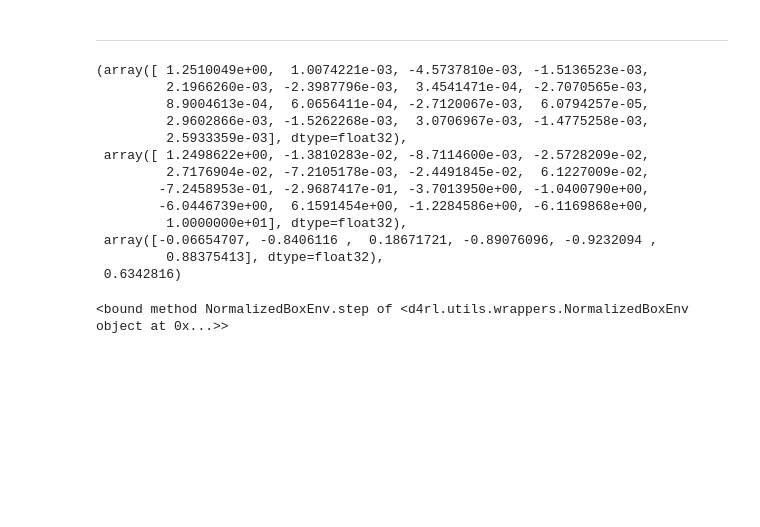
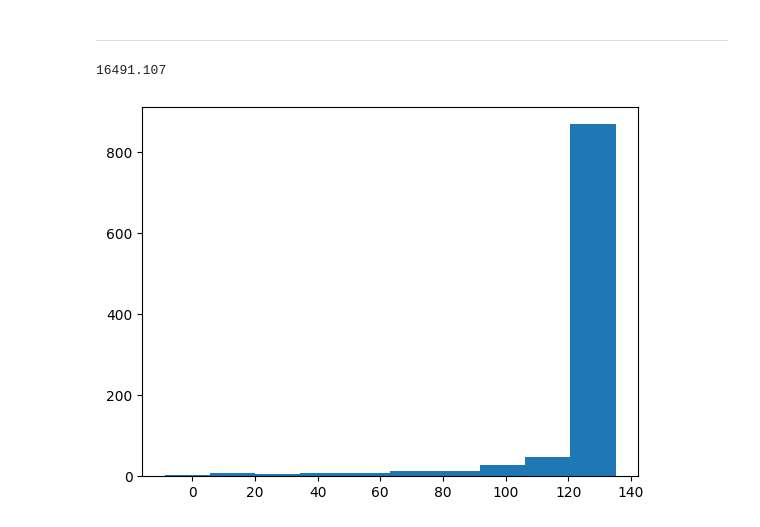
Before and after one commit to TheSun00000/fre_experiments, a Jupyter notebook: tmp.ipynb, the cells around one changed output. Cells and saved outputs as stored; diff of their text form; code cells hidden in the pictures; blank space fills up the shorter version.

```diff
--- a/tmp.ipynb
+++ b/tmp.ipynb
@@ -201,26 +201,20 @@ from collections import defaultdict
 import gym
 import d4rl
 
-env = gym.make('walker2d-expert-v0')
+env_name = 'halfcheetah-medium-v2'
+env = gym.make(env_name)
+dataset = env.get_dataset(h5path='datasets/halfcheetah_medium_expert-v2.hdf5')
-# %%
-dataset = d4rl.qlearning_dataset(env)
-# %%
-dataset['observations'][0], dataset['next_observations'][0], dataset['actions'][0], dataset['rewards'][0]
-# %% [output]
-(array([ 1.2510049e+00,  1.0074221e-03, -4.5737810e-03, -1.5136523e-03,
-         2.1966260e-03, -2.3987796e-03,  3.4541471e-04, -2.7070565e-03,
-         8.9004613e-04,  6.0656411e-04, -2.7120067e-03,  6.0794257e-05,
-         2.9602866e-03, -1.5262268e-03,  3.0706967e-03, -1.4775258e-03,
-         2.5933359e-03], dtype=float32),
- array([ 1.2498622e+00, -1.3810283e-02, -8.7114600e-03, -2.5728209e-02,
-         2.7176904e-02, -7.2105178e-03, -2.4491845e-02,  6.1227009e-02,
-        -7.2458953e-01, -2.9687417e-01, -3.7013950e+00, -1.0400790e+00,
-        -6.0446739e+00,  6.1591454e+00, -1.2284586e+00, -6.1169868e+00,
-         1.0000000e+01], dtype=float32),
- array([-0.06654707, -0.8406116 ,  0.18671721, -0.89076096, -0.9232094 ,
-         0.88375413], dtype=float32),
- 0.6342816)
-# %%
-env.unwrapped.step
-# %% [output]
-<bound method NormalizedBoxEnv.step of <d4rl.utils.wrappers.NormalizedBoxEnv object at 0x...>>
+# %%
+rewards = dataset['rewards'].reshape(2000, 1000)
+# %%
+rewards.sum(axis=0).max()
+# %% [output]
+16491.107
+# %%
+# rewards.sum(axis=0).max()
+
+normalized_rewards = d4rl.get_normalized_score(env_name, rewards.sum(axis=0)) * 100
+# %%
+_ = plt.hist(normalized_rewards, bins=10)
+# %% [output]
+[figure, added]
```
Also changed, not shown: parts of 4 cells of this notebook, 4 other files.
